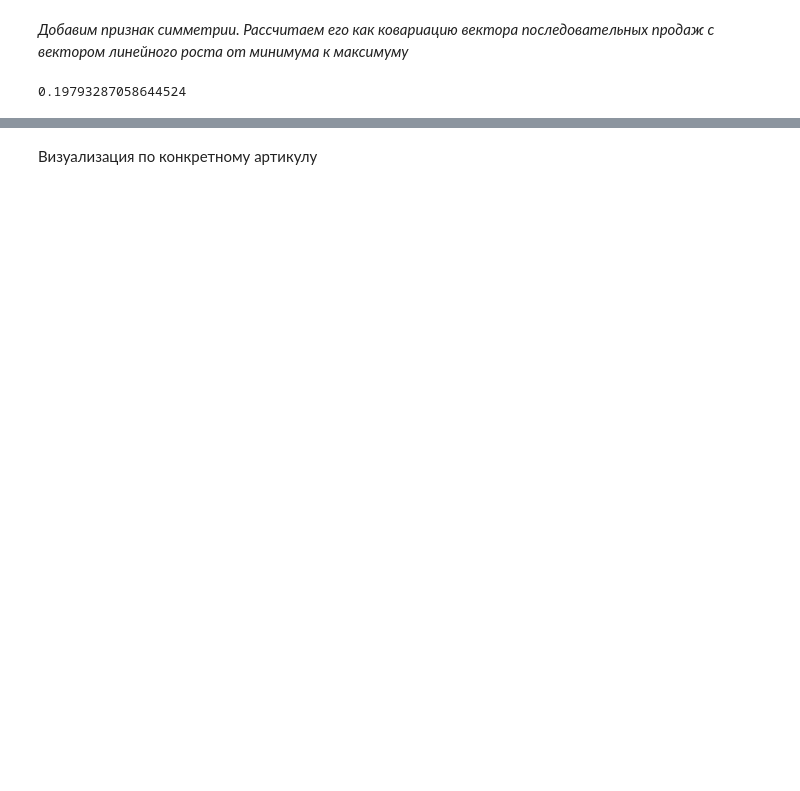
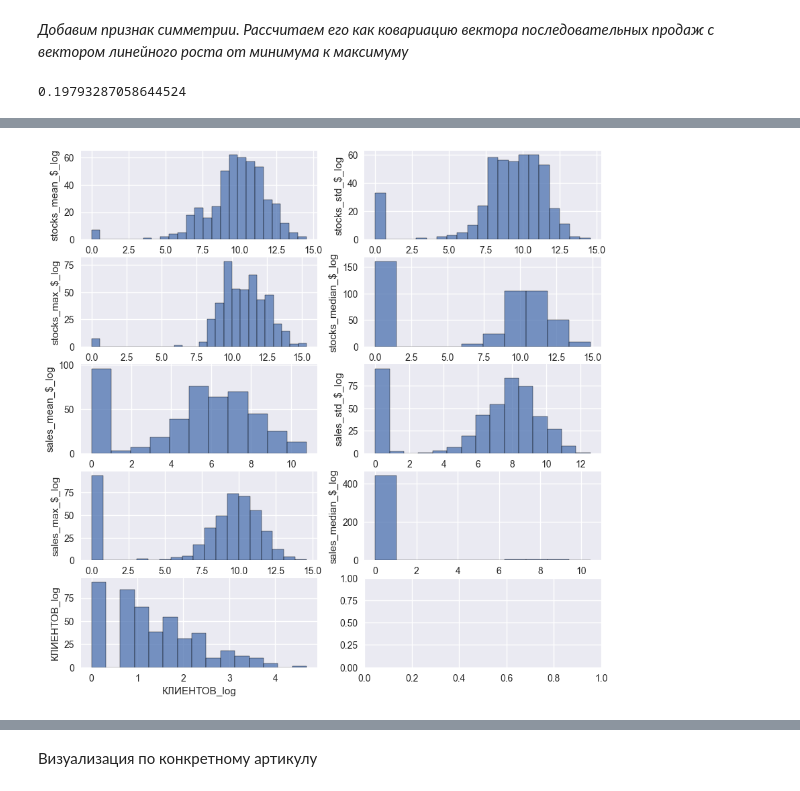
Before and after one commit to killri/sf_data_science, a Jupyter notebook: DS_Mystery/Asia stock management/Asia_stocks.ipynb, the cells around one changed output, grey strips where cells are left out. Cells and saved outputs as stored; diff of their text form; code cells hidden in the pictures; blank space fills up the shorter version.

```diff
--- a/DS_Mystery/Asia stock management/Asia_stocks.ipynb
+++ b/DS_Mystery/Asia stock management/Asia_stocks.ipynb
@@ -224,0 +269,8 @@ piv_nom.head()
+# %%
+features_to_log = ['stocks_mean_$', 'stocks_std_$', 'stocks_max_$', 'stocks_median_$',
+       'sales_mean_$', 'sales_std_$', 'sales_max_$', 'sales_median_$','КЛИЕНТОВ']
+
+for feature in features_to_log:
+    piv_nom[feature+'_log'] = piv_nom[feature].apply(lambda x: np.log(x+1))
+
+piv_nom.columns
@@ -224,0 +289,11 @@ piv_nom.head()
+# %%
+features = ['stocks_mean_$_log', 'stocks_std_$_log', 'stocks_max_$_log',
+       'stocks_median_$_log', 'sales_mean_$_log', 'sales_std_$_log',
+       'sales_max_$_log', 'sales_median_$_log', 'КЛИЕНТОВ_log']
+
+fig, axes = plt.subplots(len(features)//2+1,2, figsize = [10,10])
+for i,feature in enumerate(features):
+    sns.histplot(piv_nom[feature], ax= axes[i//2][i%2])
+    axes[i//2][i%2].set_ylabel(feature)
+# %% [output]
+[figure, added]
```
Also changed, not shown: parts of 30 cells of this notebook.
